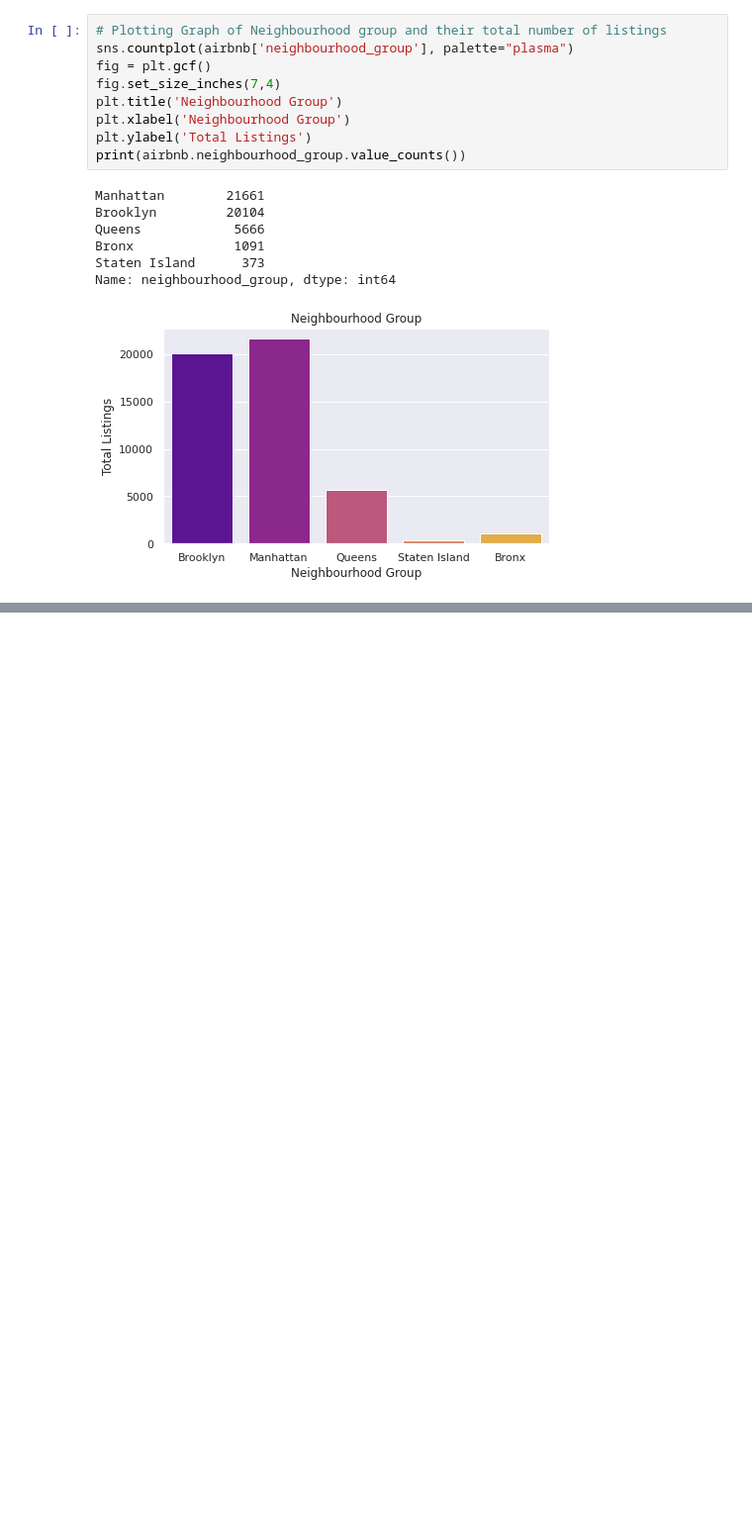
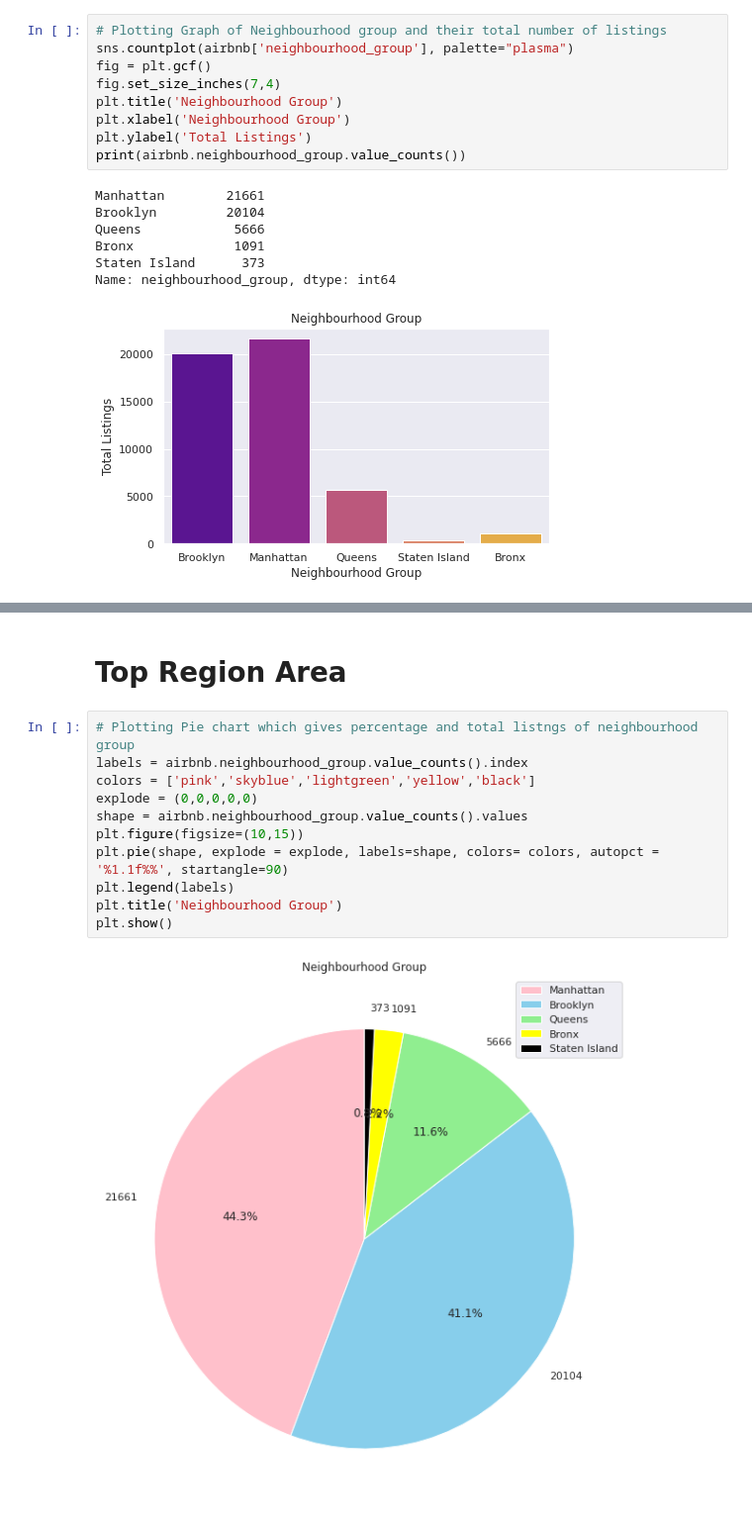
Before and after one commit to Shubhampatil555/Airbnb-booking-data-analysis, a Jupyter notebook: EDA_of_Airbnb_data_analysis_capstone_project.ipynb, the cells around one changed output, grey strips where cells are left out. Shown at 99% size. Drawn from its saved outputs; the diff is of its cells as text; blank space fills up the shorter version.

```diff
--- a/EDA_of_Airbnb_data_analysis_capstone_project.ipynb
+++ b/EDA_of_Airbnb_data_analysis_capstone_project.ipynb
@@ -278,0 +311,15 @@ Name: neighbourhood_group, dtype: int64
+# %% [markdown]
+# **Top Region Area**
+# %%
+# Plotting Pie chart which gives percentage and total listngs of neighbourhood group
+labels = airbnb.neighbourhood_group.value_counts().index
+colors = ['pink','skyblue','lightgreen','yellow','black']
+explode = (0,0,0,0,0)
+shape = airbnb.neighbourhood_group.value_counts().values
+plt.figure(figsize=(10,15))
+plt.pie(shape, explode = explode, labels=shape, colors= colors, autopct = '%1.1f%%', startangle=90)
+plt.legend(labels)
+plt.title('Neighbourhood Group')
+plt.show()
+# %% [output]
+[figure, added]
```
Also changed, not shown: parts of 7 cells of this notebook.
